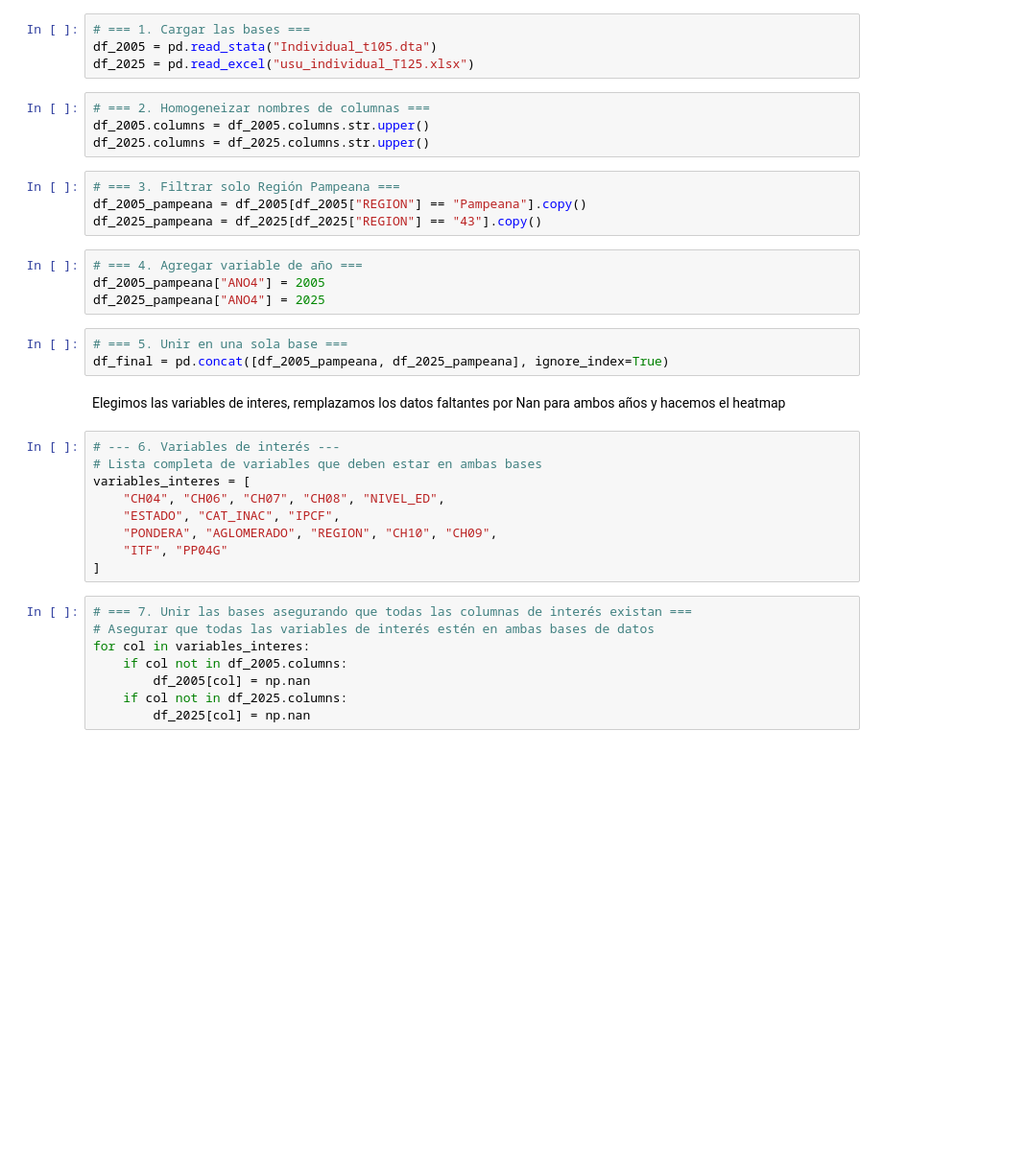
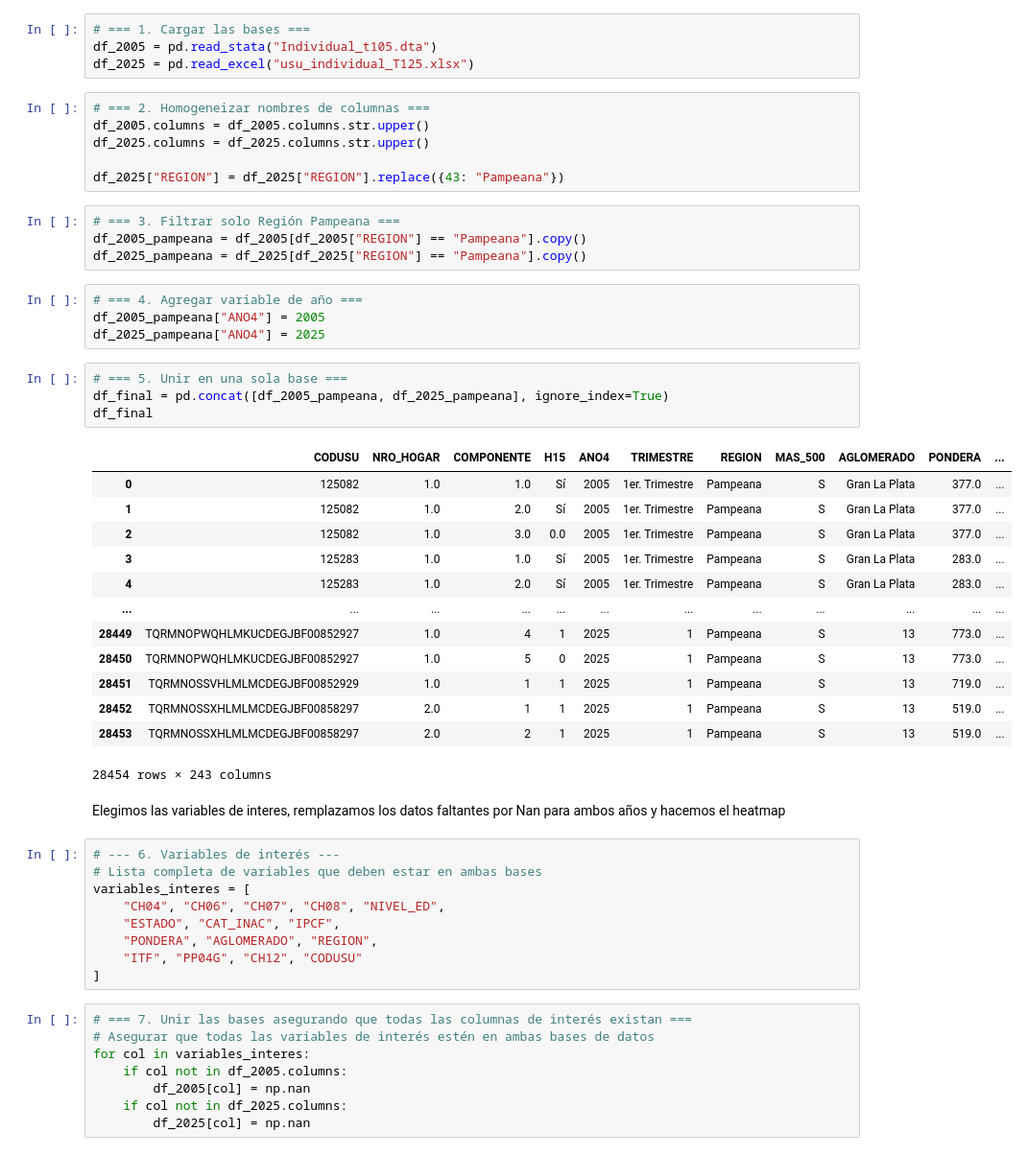
Before and after one commit to mcuenya/CC404-Grupo-T1-2, a Jupyter notebook: TP 1.ipynb, the cells around one changed output. Shown at 96% size. Cells and saved outputs as stored; diff of their text form; blank space fills up the shorter version.

```diff
--- a/TP 1.ipynb
+++ b/TP 1.ipynb
@@ -21,10 +24,12 @@ df_2025 = pd.read_excel("usu_individual_T125.xlsx")
 # === 2. Homogeneizar nombres de columnas ===
 df_2005.columns = df_2005.columns.str.upper()
 df_2025.columns = df_2025.columns.str.upper()
+
+df_2025["REGION"] = df_2025["REGION"].replace({43: "Pampeana"})
 # %%
 # === 3. Filtrar solo Región Pampeana ===
 df_2005_pampeana = df_2005[df_2005["REGION"] == "Pampeana"].copy()
-df_2025_pampeana = df_2025[df_2025["REGION"] == "43"].copy()
+df_2025_pampeana = df_2025[df_2025["REGION"] == "Pampeana"].copy()
 # %%
 # === 4. Agregar variable de año ===
 df_2005_pampeana["ANO4"] = 2005
@@ -32,6 +37,21 @@ df_2025_pampeana["ANO4"] = 2025
 # %%
 # === 5. Unir en una sola base ===
 df_final = pd.concat([df_2005_pampeana, df_2025_pampeana], ignore_index=True)
+df_final
+# %% [output]
+|  | CODUSU | NRO_HOGAR | COMPONENTE | H15 | ANO4 | TRIMESTRE | REGION | MAS_500 | AGLOMERADO | PONDERA | ... |
+| 0 | 125082 | 1.0 | 1.0 | Sí | 2005 | 1er. Trimestre | Pampeana | S | Gran La Plata | 377.0 | ... |
+| 1 | 125082 | 1.0 | 2.0 | Sí | 2005 | 1er. Trimestre | Pampeana | S | Gran La Plata | 377.0 | ... |
+| 2 | 125082 | 1.0 | 3.0 | 0.0 | 2005 | 1er. Trimestre | Pampeana | S | Gran La Plata | 377.0 | ... |
+| 3 | 125283 | 1.0 | 1.0 | Sí | 2005 | 1er. Trimestre | Pampeana | S | Gran La Plata | 283.0 | ... |
+| 4 | 125283 | 1.0 | 2.0 | Sí | 2005 | 1er. Trimestre | Pampeana | S | Gran La Plata | 283.0 | ... |
+| ... | ... | ... | ... | ... | ... | ... | ... | ... | ... | ... | ... |
+| 28449 | TQRMNOPWQHLMKUCDEGJBF00852927 | 1.0 | 4 | 1 | 2025 | 1 | Pampeana | S | 13 | 773.0 | ... |
+| 28450 | TQRMNOPWQHLMKUCDEGJBF00852927 | 1.0 | 5 | 0 | 2025 | 1 | Pampeana | S | 13 | 773.0 | ... |
+| 28451 | TQRMNOSSVHLMLMCDEGJBF00852929 | 1.0 | 1 | 1 | 2025 | 1 | Pampeana | S | 13 | 719.0 | ... |
+| 28452 | TQRMNOSSXHLMLMCDEGJBF00858297 | 2.0 | 1 | 1 | 2025 | 1 | Pampeana | S | 13 | 519.0 | ... |
+| 28453 | TQRMNOSSXHLMLMCDEGJBF00858297 | 2.0 | 2 | 1 | 2025 | 1 | Pampeana | S | 13 | 519.0 | ... |
+28454 rows × 243 columns
 # %% [markdown]
 Elegimos las variables de interes, remplazamos los datos faltantes por Nan para ambos años y hacemos el heatmap
 # %%
@@ -40,8 +60,8 @@ Elegimos las variables de interes, remplazamos los datos faltantes por Nan para
 variables_interes = [
     "CH04", "CH06", "CH07", "CH08", "NIVEL_ED",
     "ESTADO", "CAT_INAC", "IPCF",
-    "PONDERA", "AGLOMERADO", "REGION", "CH10", "CH09",
-    "ITF", "PP04G"
+    "PONDERA", "AGLOMERADO", "REGION",
+    "ITF", "PP04G", "CH12", "CODUSU"
 ]
 # %%
 # === 7. Unir las bases asegurando que todas las columnas de interés existan ===
```
Also changed, not shown: parts of 34 cells of this notebook, 2 other files.
